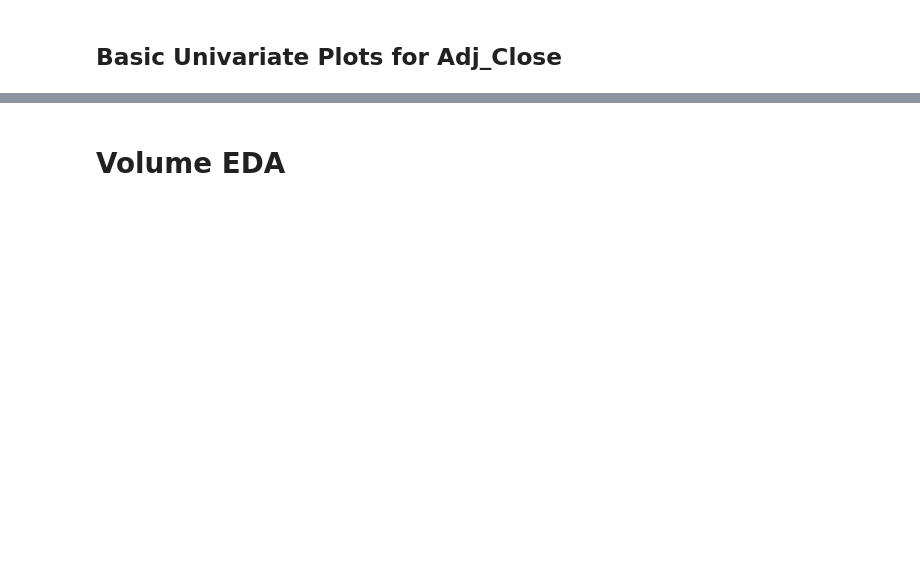
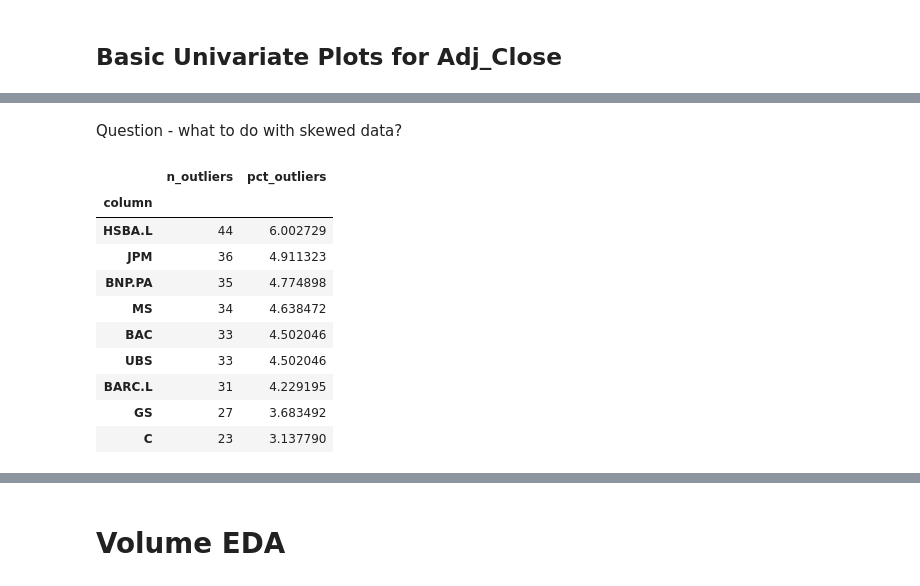
Before and after one commit to thexuanngu/QRT, a Jupyter notebook: Strategies/EDA/Strate1_eda.ipynb, the cells around one changed output, grey strips where cells are left out. Saved outputs shown, nothing was run; the diff lists cells and outputs as text; code cells hidden in the pictures; blank space fills up the shorter version.

```diff
--- a/Strategies/EDA/Strate1_eda.ipynb
+++ b/Strategies/EDA/Strate1_eda.ipynb
@@ -93,0 +134,18 @@ eda.plot_numeric_univariate(data["Log_Returns"], cols=data["Log_Returns"].column
+# %% [markdown]
+Question - what to do with skewed data?
+# %%
+# Obtain outliers based on IQR method
+
+eda.detect_outliers_iqr(data["Log_Returns"], cols=data["Log_Returns"].columns.tolist())
+# %% [output]
+|  | n_outliers | pct_outliers |
+| column |  |  |
+| HSBA.L | 44 | 6.002729 |
+| JPM | 36 | 4.911323 |
+| BNP.PA | 35 | 4.774898 |
+| MS | 34 | 4.638472 |
+| BAC | 33 | 4.502046 |
+| UBS | 33 | 4.502046 |
+| BARC.L | 31 | 4.229195 |
+| GS | 27 | 3.683492 |
+| C | 23 | 3.137790 |
```
Also changed, not shown: parts of 17 cells of this notebook, 1 other file.
